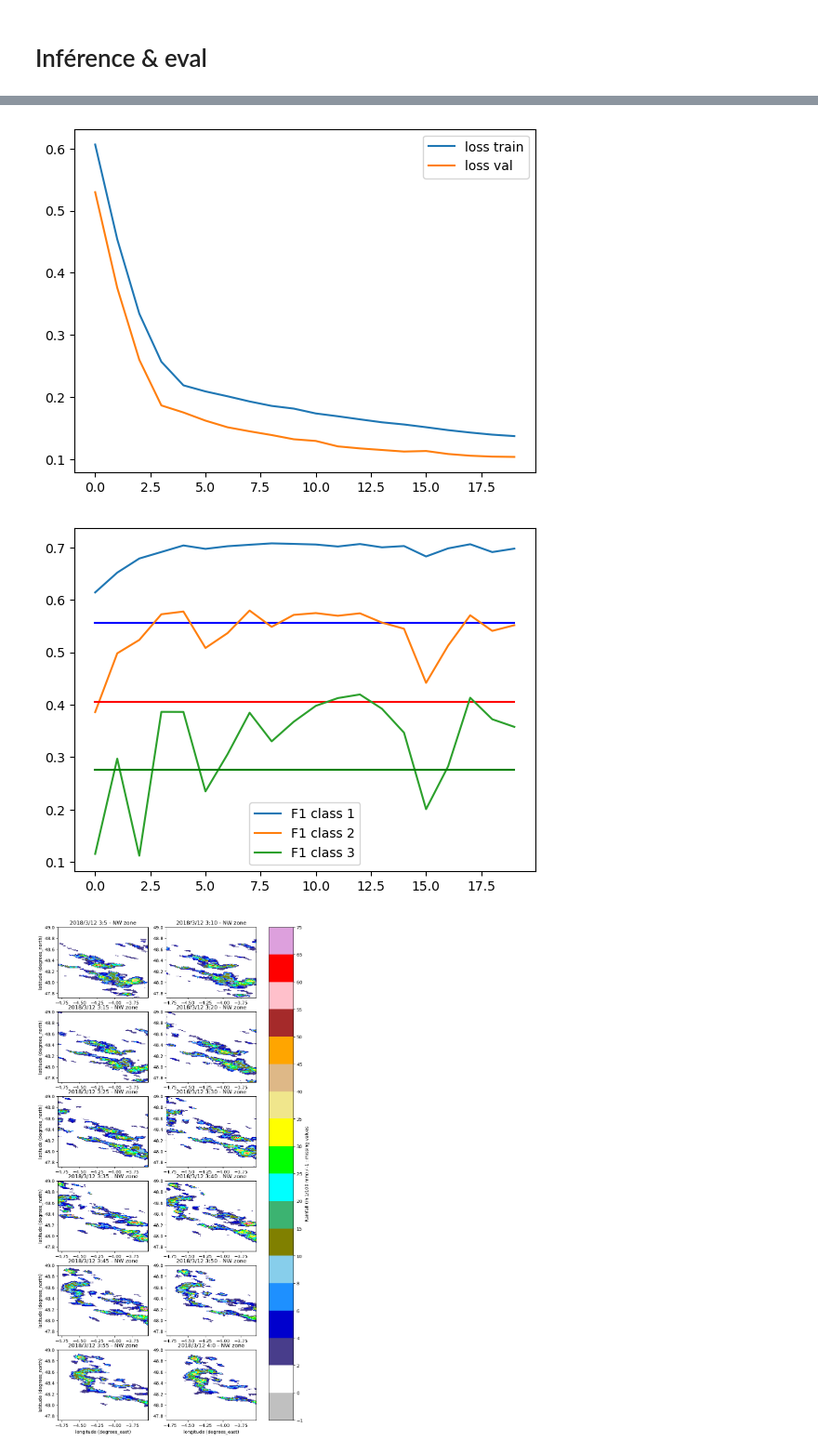
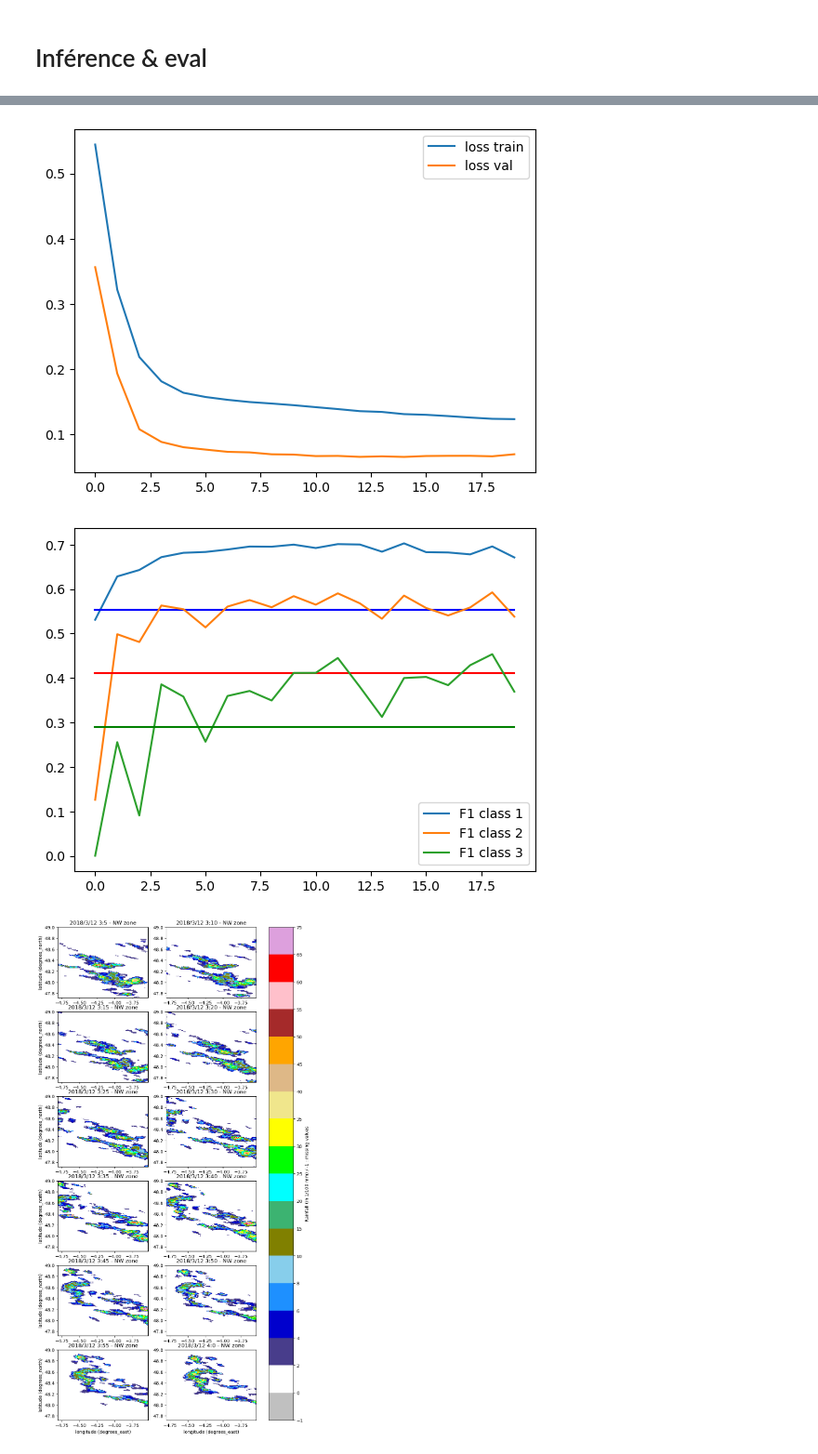
Before and after one commit to DragonZoom/meteonet, a Jupyter notebook: inference.ipynb, the cells around one changed output, grey strips where cells are left out. Shown at 93% size. Saved outputs shown, nothing was run; the diff lists cells and outputs as text; code cells hidden in the pictures.

```diff
--- a/inference.ipynb
+++ b/inference.ipynb
@@ -2,10 +2,11 @@
 # Inférence & eval
 # %%
 import torch
-
+import numpy as np
 thresholds   = [0.1, 1, 2.5]  # series of thresholds (unit: mm/h)
 thresholds   = [100*k/12 for k in thresholds]
-scores = torch.load('lastrun/scores.pt')
+scores_rain = torch.load('lastrun-m1-rain/scores.pt')
+scores_wind = torch.load('lastrun-m1-wind/scores.pt')
 # %%
 import matplotlib.pyplot as plt
 
@@ -28,6 +29,6 @@ def plot_scores( scores, save=None):
         plt.savefig(save)
     else:
         plt.show()
-plot_scores(scores)
-plot_scores(torch.load('runs/2023-07-21 11:07:38.161407/scores.pt'))
+plot_scores(scores_rain)
+plot_scores(scores_wind)
 # %% [output]
@@ -36,5 +37,5 @@ plot_scores(torch.load('runs/2023-07-21 11:07:38.161407/scores.pt'))
-[figure, old version]
+[figure, new version]
-[figure, old version]
+[figure, new version]
 # %%
 # get train, val and test datasets
 from loader.meteonet import MeteonetDataset
```
Also changed, not shown: parts of 20 cells of this notebook.
